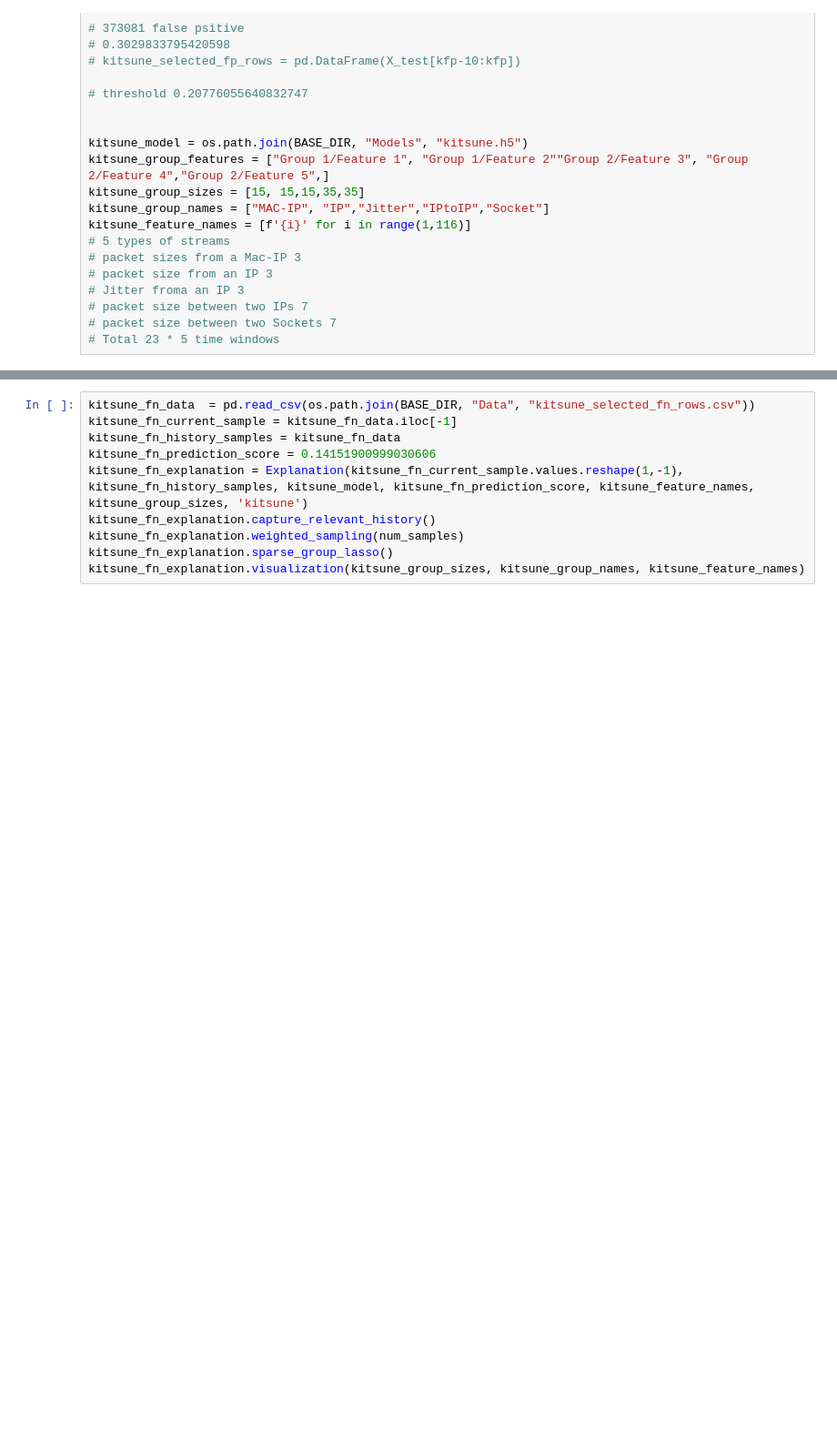
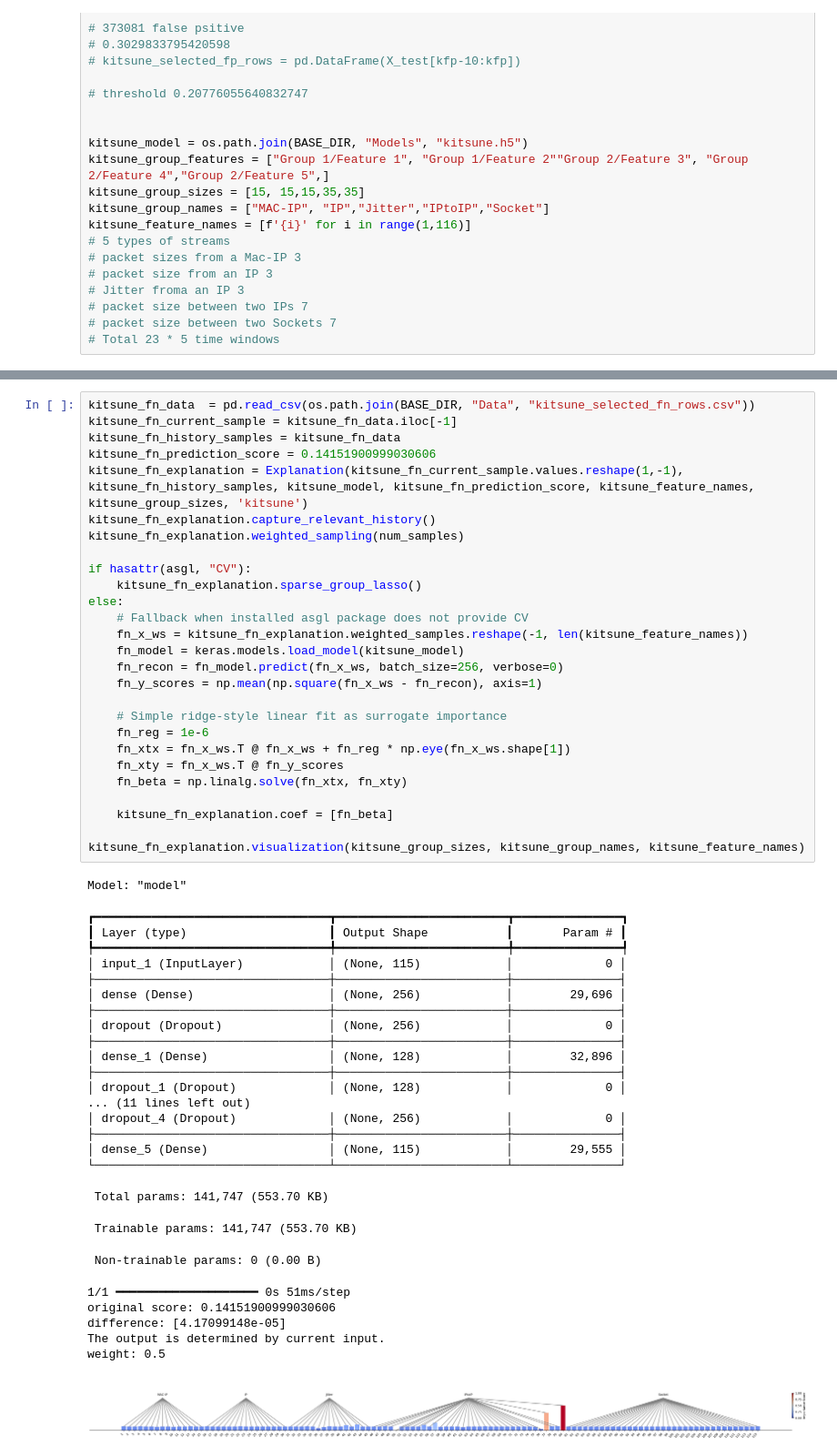
Before and after one commit to kchekuru/ns-final-proj, a Jupyter notebook: Demo/explanation.ipynb, the cells around one changed output, grey strips where cells are left out. Shown at 91% size. Cells and saved outputs as stored; diff of their text form; blank space fills up the shorter version.

```diff
--- a/Demo/explanation.ipynb
+++ b/Demo/explanation.ipynb
@@ -341,13 +410,58 @@ kitsune_tp_explanation.visualization(kitsune_group_sizes, kitsune_group_names, k
 # %%
 kitsune_fn_data  = pd.read_csv(os.path.join(BASE_DIR, "Data", "kitsune_selected_fn_rows.csv"))
 kitsune_fn_current_sample = kitsune_fn_data.iloc[-1]
 kitsune_fn_history_samples = kitsune_fn_data
 kitsune_fn_prediction_score = 0.14151900999030606
 kitsune_fn_explanation = Explanation(kitsune_fn_current_sample.values.reshape(1,-1), kitsune_fn_history_samples, kitsune_model, kitsune_fn_prediction_score, kitsune_feature_names, kitsune_group_sizes, 'kitsune')
 kitsune_fn_explanation.capture_relevant_history()
 kitsune_fn_explanation.weighted_sampling(num_samples)
-kitsune_fn_explanation.sparse_group_lasso()
+
+if hasattr(asgl, "CV"):
+	kitsune_fn_explanation.sparse_group_lasso()
+else:
+	# Fallback when installed asgl package does not provide CV
+	fn_x_ws = kitsune_fn_explanation.weighted_samples.reshape(-1, len(kitsune_feature_names))
+	fn_model = keras.models.load_model(kitsune_model)
+	fn_recon = fn_model.predict(fn_x_ws, batch_size=256, verbose=0)
+	fn_y_scores = np.mean(np.square(fn_x_ws - fn_recon), axis=1)
+
+	# Simple ridge-style linear fit as surrogate importance
+	fn_reg = 1e-6
+	fn_xtx = fn_x_ws.T @ fn_x_ws + fn_reg * np.eye(fn_x_ws.shape[1])
+	fn_xty = fn_x_ws.T @ fn_y_scores
+	fn_beta = np.linalg.solve(fn_xtx, fn_xty)
+
+	kitsune_fn_explanation.coef = [fn_beta]
+
 kitsune_fn_explanation.visualization(kitsune_group_sizes, kitsune_group_names, kitsune_feature_names)
+# %% [output]
+Model: "model"
+┏━━━━━━━━━━━━━━━━━━━━━━━━━━━━━━━━━┳━━━━━━━━━━━━━━━━━━━━━━━━┳━━━━━━━━━━━━━━━┓
+┃ Layer (type)                    ┃ Output Shape           ┃       Param # ┃
+┡━━━━━━━━━━━━━━━━━━━━━━━━━━━━━━━━━╇━━━━━━━━━━━━━━━━━━━━━━━━╇━━━━━━━━━━━━━━━┩
+│ input_1 (InputLayer)            │ (None, 115)            │             0 │
+├─────────────────────────────────┼────────────────────────┼───────────────┤
+│ dense (Dense)                   │ (None, 256)            │        29,696 │
+├─────────────────────────────────┼────────────────────────┼───────────────┤
+│ dropout (Dropout)               │ (None, 256)            │             0 │
+├─────────────────────────────────┼────────────────────────┼───────────────┤
+│ dense_1 (Dense)                 │ (None, 128)            │        32,896 │
+├─────────────────────────────────┼────────────────────────┼───────────────┤
+│ dropout_1 (Dropout)             │ (None, 128)            │             0 │
+... (11 lines left out)
+│ dropout_4 (Dropout)             │ (None, 256)            │             0 │
+├─────────────────────────────────┼────────────────────────┼───────────────┤
+│ dense_5 (Dense)                 │ (None, 115)            │        29,555 │
+└─────────────────────────────────┴────────────────────────┴───────────────┘
+ Total params: 141,747 (553.70 KB)
+ Trainable params: 141,747 (553.70 KB)
+ Non-trainable params: 0 (0.00 B)
+1/1 ━━━━━━━━━━━━━━━━━━━━ 0s 51ms/step
+original score: 0.14151900999030606
+difference: [4.17099148e-05]
+The output is determined by current input.
+weight: 0.5
+[figure, added]
 # %%
 kitsune_fp_data  = pd.read_csv(os.path.join(BASE_DIR, "Data", "kitsune_selected_fp_rows.csv"))
 kitsune_fp_current_sample = kitsune_fp_data.iloc[-1]
```
Also changed, not shown: parts of 15 cells of this notebook.
